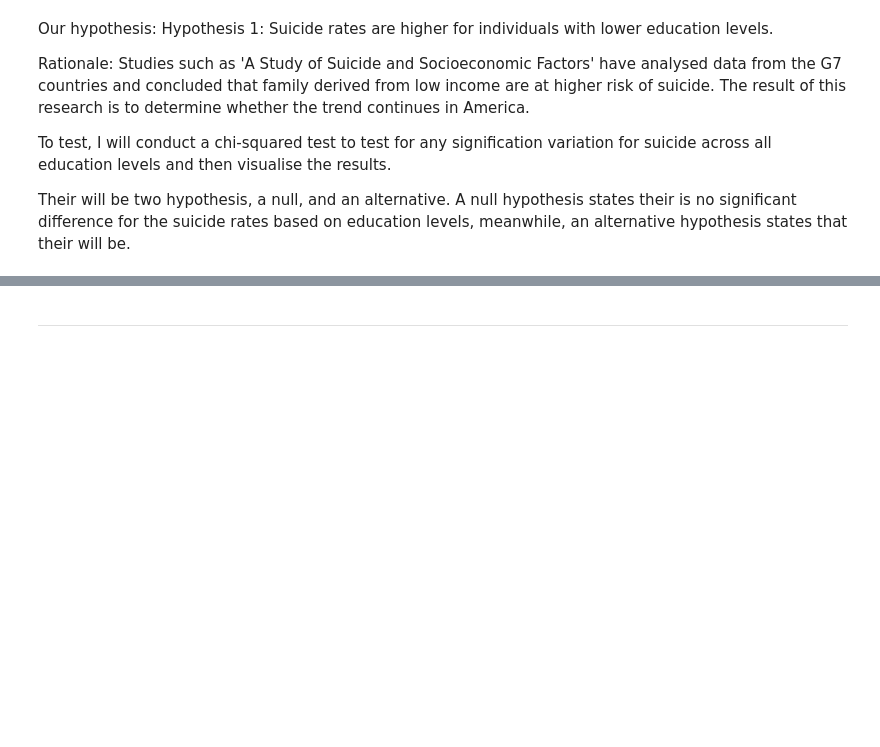
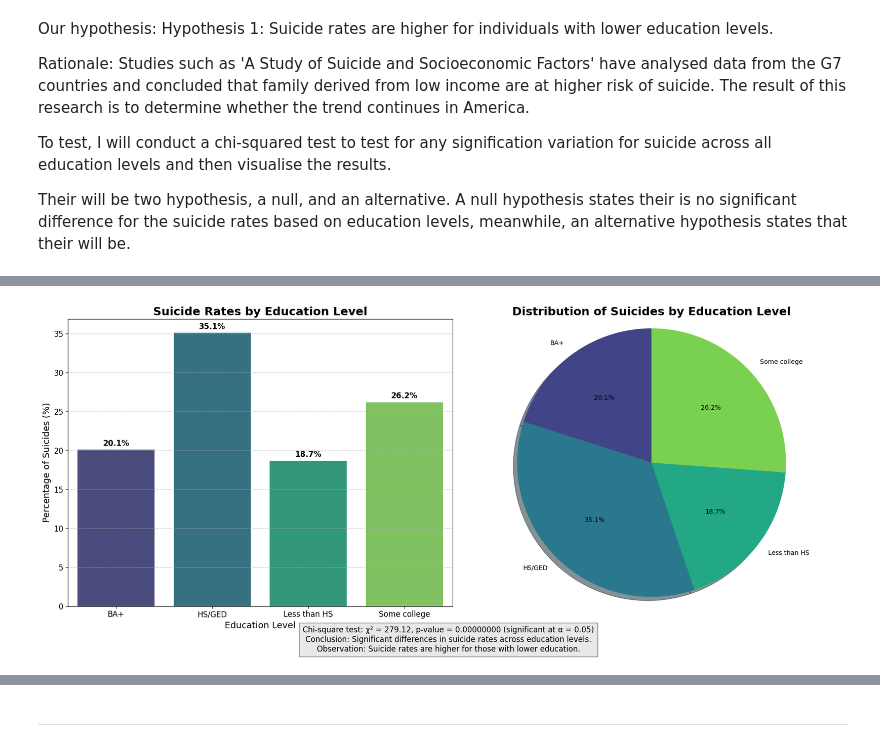
Before and after one commit to Adam-Ansar/Crime-Data, a Jupyter notebook: jupyter_notebooks/Notebook_Template.ipynb, the cells around one changed output, grey strips where cells are left out. Cells and saved outputs as stored; diff of their text form; code cells hidden in the pictures; blank space fills up the shorter version.

```diff
--- a/jupyter_notebooks/Notebook_Template.ipynb
+++ b/jupyter_notebooks/Notebook_Template.ipynb
@@ -346,0 +414,41 @@ data = pd.read_csv('cleaned_gun_deaths.csv')
+# %%
+# Filter data for suicide intent
+suicide_data = data[data['intent'] == 'Suicide']['education'].value_counts().sort_index()
+
+# Calculate percentages for better interpretation
+total_suicides = suicide_data.sum()
+suicide_percentages = (suicide_data / total_suicides) * 100
+
+# Create a figure with two subplots side by side
+fig, (ax1, ax2) = plt.subplots(1, 2, figsize=(18, 8))
+
+# Bar chart on the left
+sns.barplot(x=suicide_data.index, y=suicide_percentages.values, hue=suicide_data.index,
+            palette="viridis", legend=False, ax=ax1)
+ax1.set_title('Suicide Rates by Education Level', fontsize=18, fontweight='bold')
+ax1.set_xlabel('Education Level', fontsize=14)
+ax1.set_ylabel('Percentage of Suicides (%)', fontsize=14)
+ax1.grid(axis='y', linestyle='--', alpha=0.7)
+ax1.tick_params(axis='both', labelsize=12)
+
+# Add percentage labels on top of each bar
+for i, v in enumerate(suicide_percentages.values):
+    ax1.text(i, v + 0.5, f'{v:.1f}%', ha='center', fontsize=12, fontweight='bold')
+
+# Pie chart on the right for a different perspective
+ax2.pie(suicide_data, labels=suicide_data.index, autopct='%1.1f%%',
+        startangle=90, shadow=True, colors=sns.color_palette("viridis", 4))
+ax2.set_title('Distribution of Suicides by Education Level', fontsize=18, fontweight='bold')
+ax2.axis('equal')
+
+# Add annotation with statistical findings
+plt.figtext(0.5, 0.01,
+            f"Chi-square test: χ² = {chi2:.2f}, p-value = {p:.8f} (significant at α = {alpha})\n"
+            f"Conclusion: Significant differences in suicide rates across education levels.\n"
+            f"Observation: Suicide rates are higher for those with lower education.",
+            ha="center", fontsize=12, bbox={"facecolor":"lightgrey", "alpha":0.5, "pad":5})
+
+plt.tight_layout(rect=[0, 0.05, 1, 0.97])
+plt.show()
+# %% [output]
+[figure, added]
```
Also changed, not shown: parts of 9 cells of this notebook.
